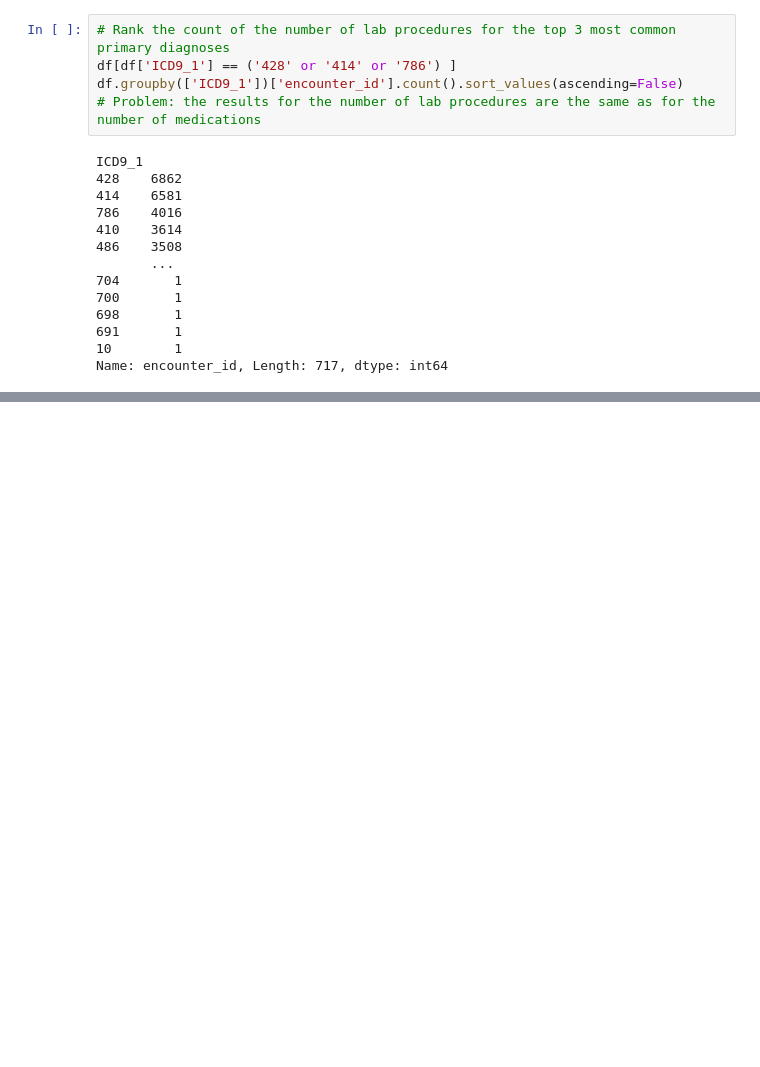
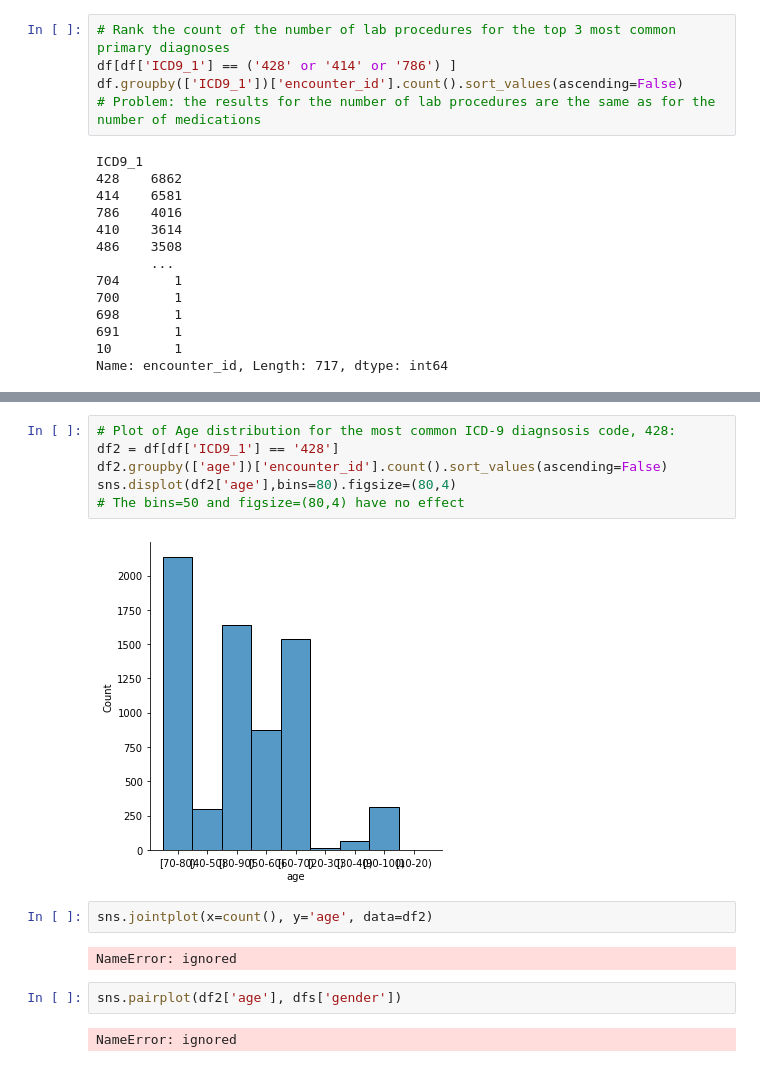
Before and after one commit to tuccib/CUNY-LAG, a Jupyter notebook: 210629_Project_2_clinical_data.ipynb, the cells around one changed output, grey strips where cells are left out. Drawn from its saved outputs; the diff is of its cells as text; blank space fills up the shorter version.

```diff
--- a/210629_Project_2_clinical_data.ipynb
+++ b/210629_Project_2_clinical_data.ipynb
@@ -303,0 +320,16 @@ Name: encounter_id, Length: 717, dtype: int64
+# %%
+# Plot of Age distribution for the most common ICD-9 diagnsosis code, 428:
+df2 = df[df['ICD9_1'] == '428']
+df2.groupby(['age'])['encounter_id'].count().sort_values(ascending=False)
+sns.displot(df2['age'],bins=80).figsize=(80,4)
+# The bins=50 and figsize=(80,4) have no effect
+# %% [output]
+[figure, added]
+# %%
+sns.jointplot(x=count(), y='age', data=df2)
+# %% [output]
+NameError: ignored
+# %%
+sns.pairplot(df2['age'], dfs['gender'])
+# %% [output]
+NameError: ignored
```
Also changed, not shown: parts of 9 cells of this notebook.
